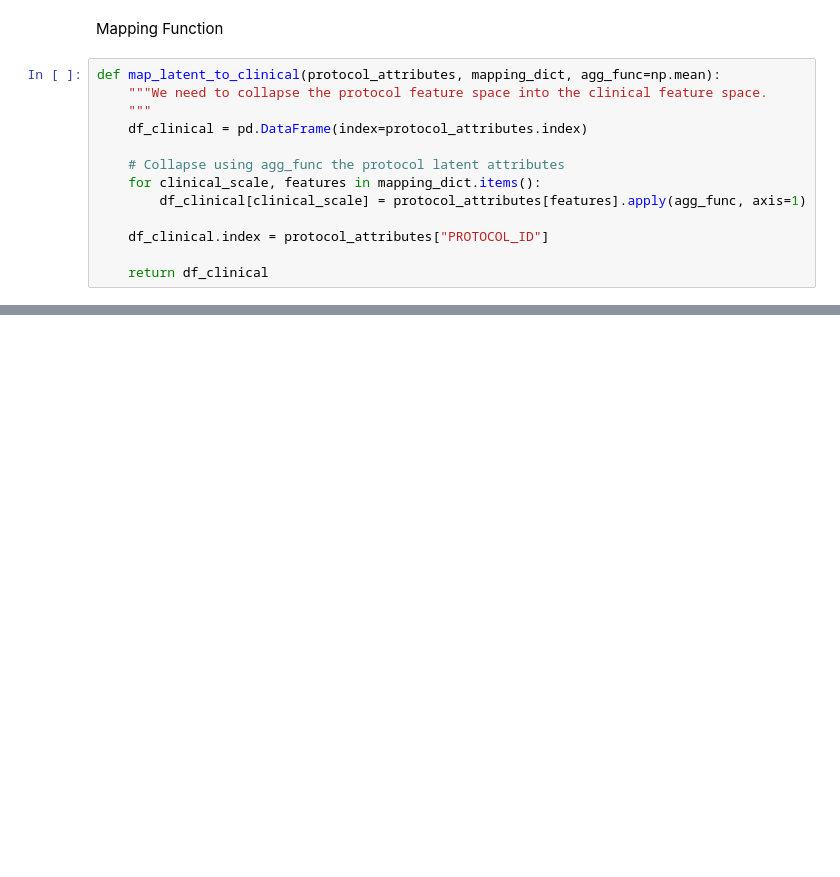
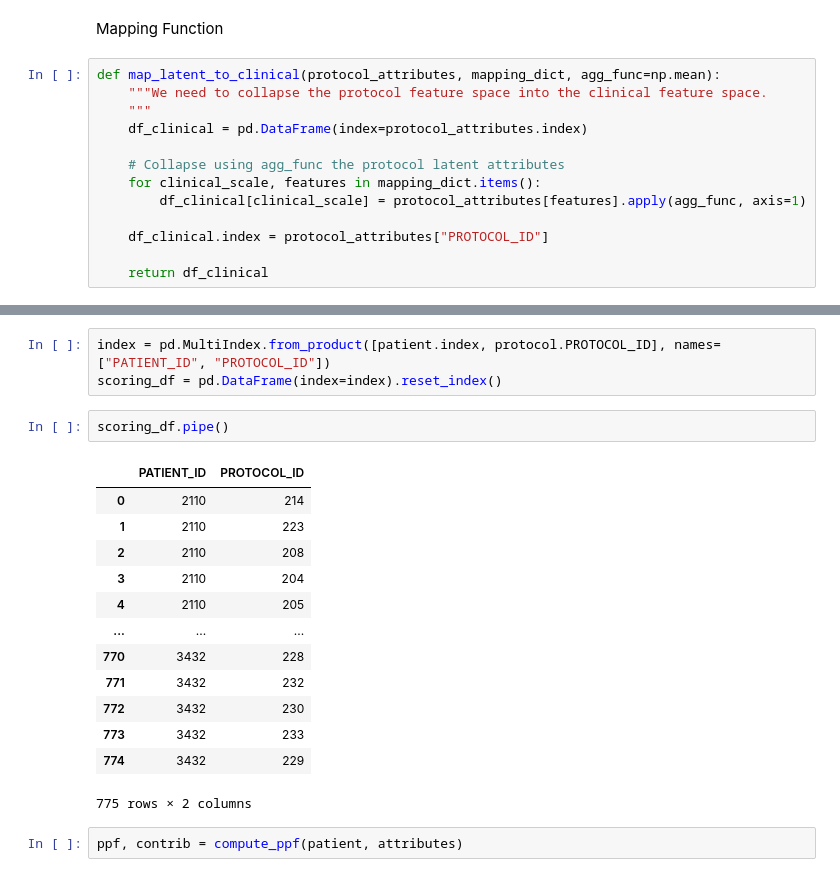
Before and after one commit to dabadav/ai-cdss, a Jupyter notebook: notebooks/pipeline_test.ipynb, the cells around one changed output, grey strips where cells are left out. Cells and saved outputs as stored; diff of their text form; blank space fills up the shorter version.

```diff
--- a/notebooks/pipeline_test.ipynb
+++ b/notebooks/pipeline_test.ipynb
@@ -295,0 +375,21 @@ def map_latent_to_clinical(protocol_attributes, mapping_dict, agg_func=np.mean):
+# %%
+index = pd.MultiIndex.from_product([patient.index, protocol.PROTOCOL_ID], names=["PATIENT_ID", "PROTOCOL_ID"])
+scoring_df = pd.DataFrame(index=index).reset_index()
+# %%
+scoring_df.pipe()
+# %% [output]
+|  | PATIENT_ID | PROTOCOL_ID |
+| 0 | 2110 | 214 |
+| 1 | 2110 | 223 |
+| 2 | 2110 | 208 |
+| 3 | 2110 | 204 |
+| 4 | 2110 | 205 |
+| ... | ... | ... |
+| 770 | 3432 | 228 |
+| 771 | 3432 | 232 |
+| 772 | 3432 | 230 |
+| 773 | 3432 | 233 |
+| 774 | 3432 | 229 |
+775 rows × 2 columns
+# %%
+ppf, contrib = compute_ppf(patient, attributes)
```
Also changed, not shown: parts of 12 cells of this notebook, 8 other files.
